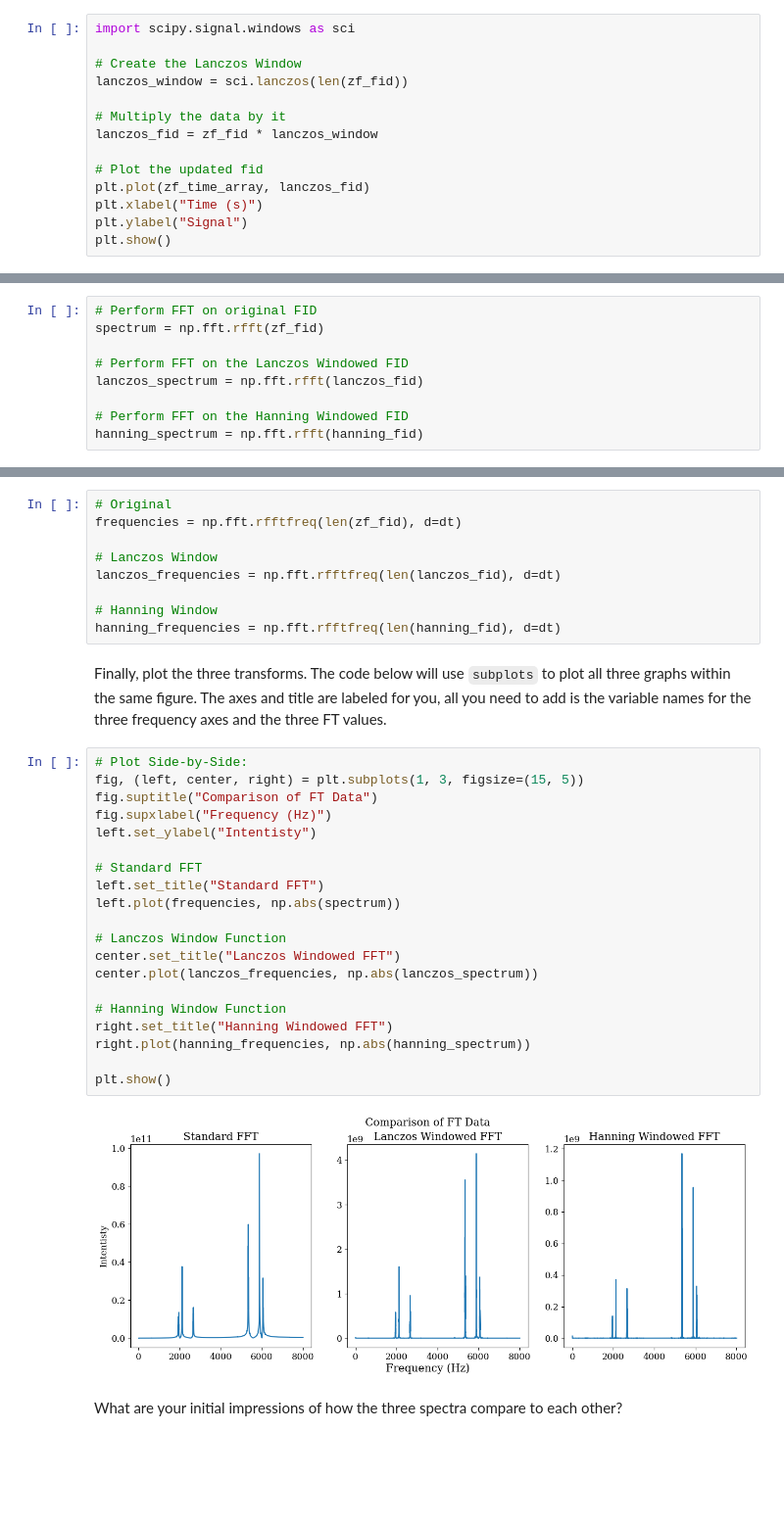
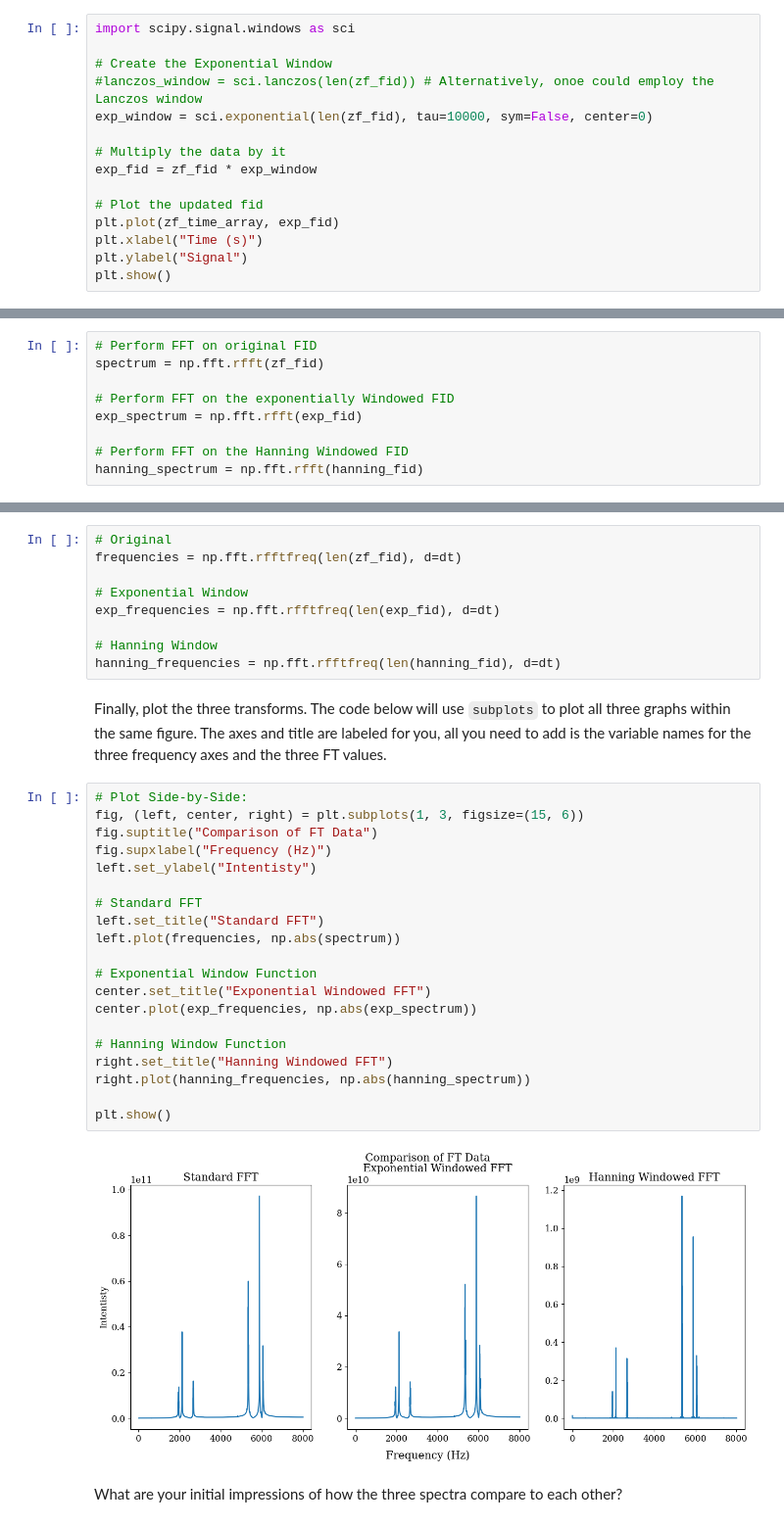
Before and after one commit to ajdominic/FourierTransforms, a Jupyter notebook: keys/Activity_3_Key.ipynb, the cells around one changed output, grey strips where cells are left out. Shown: that part at 98% size. Saved outputs shown, nothing was run; the diff lists cells and outputs as text; blank space fills up the shorter version.

```diff
--- a/keys/Activity_3_Key.ipynb
+++ b/keys/Activity_3_Key.ipynb
@@ -236,14 +236,15 @@ Below, create the window, adjust the FID, and plot the data to visualize the cha
 # %%
 import scipy.signal.windows as sci
 
-# Create the Lanczos Window
-lanczos_window = sci.lanczos(len(zf_fid))
+# Create the Exponential Window
+#lanczos_window = sci.lanczos(len(zf_fid)) # Alternatively, onoe could employ the Lanczos window
+exp_window = sci.exponential(len(zf_fid), tau=10000, sym=False, center=0)
 
 # Multiply the data by it
-lanczos_fid = zf_fid * lanczos_window
+exp_fid = zf_fid * exp_window
 
 # Plot the updated fid
-plt.plot(zf_time_array, lanczos_fid)
+plt.plot(zf_time_array, exp_fid)
 plt.xlabel("Time (s)")
 plt.ylabel("Signal")
 plt.show()
@@ -274,8 +275,8 @@ We have now prepared all of our datasets for Fourier Transform and can use `nump
 # Perform FFT on original FID
 spectrum = np.fft.rfft(zf_fid)
 
-# Perform FFT on the Lanczos Windowed FID
-lanczos_spectrum = np.fft.rfft(lanczos_fid)
+# Perform FFT on the exponentially Windowed FID
+exp_spectrum = np.fft.rfft(exp_fid)
 
 # Perform FFT on the Hanning Windowed FID
 hanning_spectrum = np.fft.rfft(hanning_fid)
@@ -285,8 +286,8 @@ Calculate the corresponding frequency axes, as shown in Activity 2
 # Original
 frequencies = np.fft.rfftfreq(len(zf_fid), d=dt)
 
-# Lanczos Window
-lanczos_frequencies = np.fft.rfftfreq(len(lanczos_fid), d=dt)
+# Exponential Window
+exp_frequencies = np.fft.rfftfreq(len(exp_fid), d=dt)
 
 # Hanning Window
 hanning_frequencies = np.fft.rfftfreq(len(hanning_fid), d=dt)
@@ -294,26 +295,26 @@ hanning_frequencies = np.fft.rfftfreq(len(hanning_fid), d=dt)
 Finally, plot the three transforms. The code below will use `subplots` to plot all three graphs within the same figure. The axes and title are labeled for you, all you need to add is the variable names for the three frequency axes and the three FT values.
 # %%
 # Plot Side-by-Side:
-fig, (left, center, right) = plt.subplots(1, 3, figsize=(15, 5))
+fig, (left, center, right) = plt.subplots(1, 3, figsize=(15, 6))
 fig.suptitle("Comparison of FT Data")
 fig.supxlabel("Frequency (Hz)")
 left.set_ylabel("Intentisty")
 
 # Standard FFT
 left.set_title("Standard FFT")
 left.plot(frequencies, np.abs(spectrum))
 
-# Lanczos Window Function
-center.set_title("Lanczos Windowed FFT")
-center.plot(lanczos_frequencies, np.abs(lanczos_spectrum))
+# Exponential Window Function
+center.set_title("Exponential Windowed FFT")
+center.plot(exp_frequencies, np.abs(exp_spectrum))
 
 # Hanning Window Function
 right.set_title("Hanning Windowed FFT")
 right.plot(hanning_frequencies, np.abs(hanning_spectrum))
 
 plt.show()
 # %% [output]
-[figure, old version]
+[figure, new version]
 # %% [markdown]
 What are your initial impressions of how the three spectra compare to each other?
 # %% [markdown]
```
Also changed, not shown: parts of 11 cells of this notebook, 1 other file.
